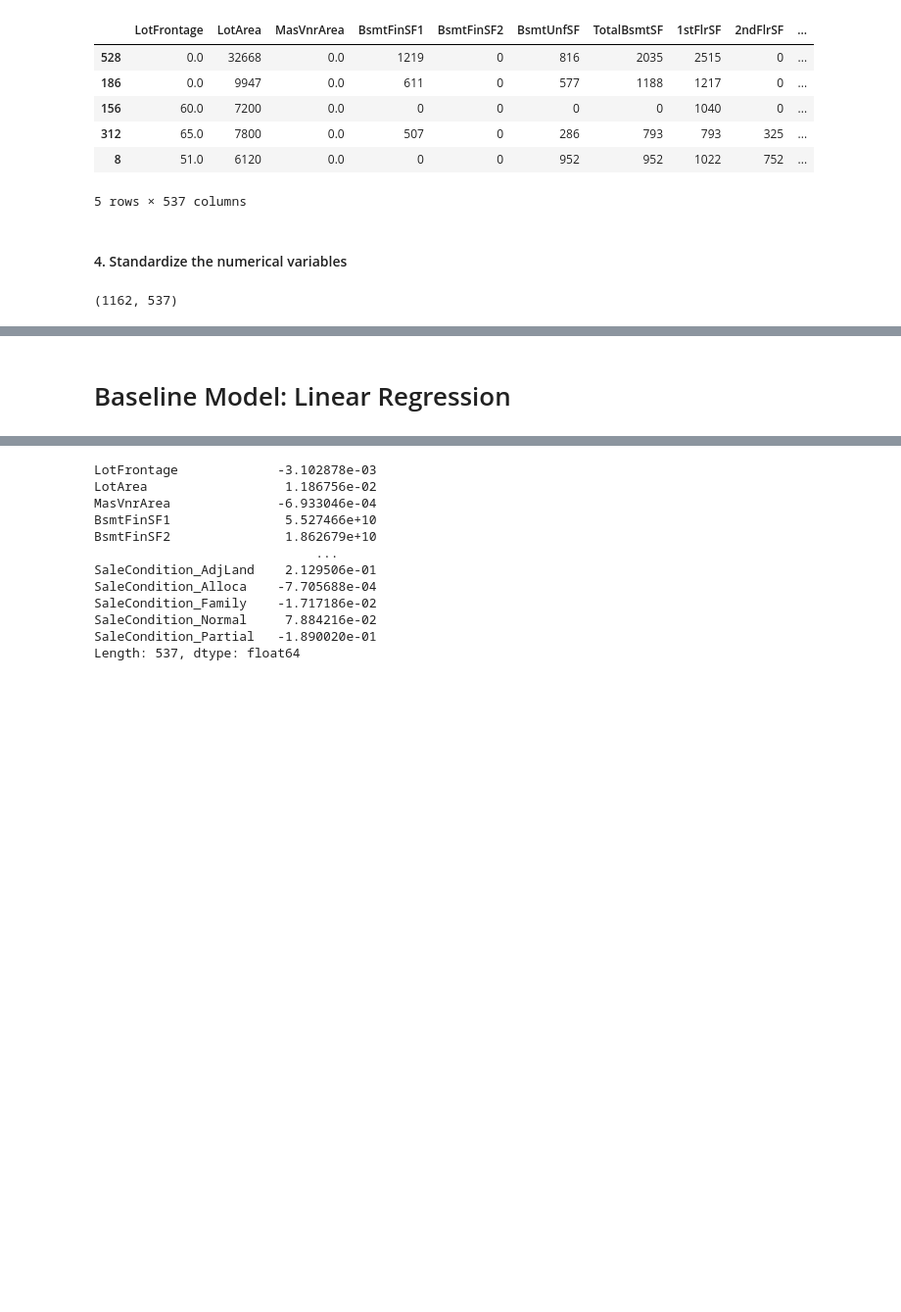
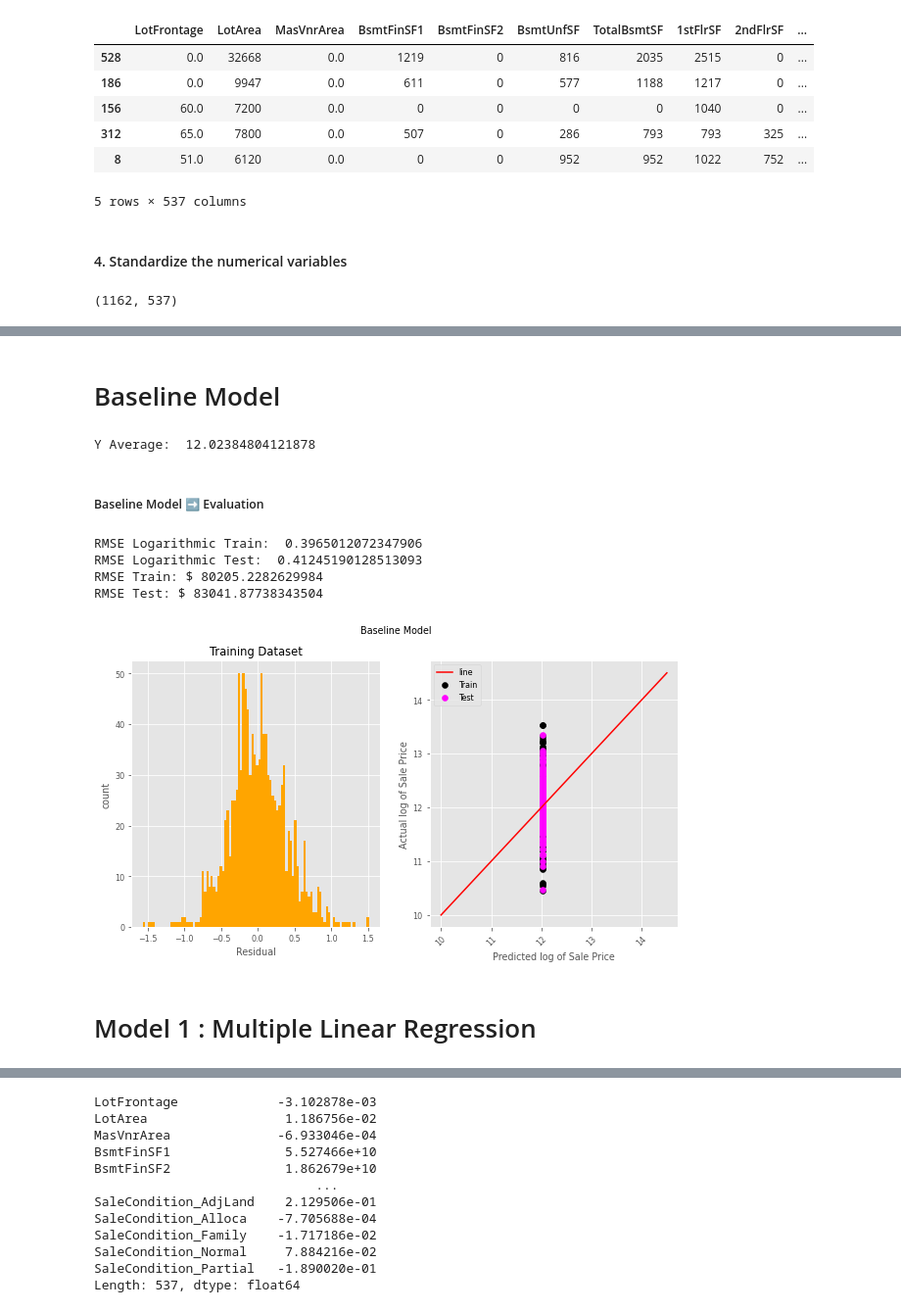
Before and after one commit to flyingcape/Ames_Iowa_HousePrices_Regression, a Jupyter notebook: ML_Project.ipynb, the cells around one changed output, grey strips where cells are left out. Shown at 98% size. Saved outputs shown, nothing was run; the diff lists cells and outputs as text; code cells hidden in the pictures; blank space fills up the shorter version.

Commit message:
adding figures and metrics to compare the different ML models

```diff
--- a/ML_Project.ipynb
+++ b/ML_Project.ipynb
@@ -282,0 +279,73 @@ for Feat in X_train.columns[num_indx]:
+# %% [markdown]
+# Baseline Model
+# %%
+# Predicting the mean of the dependent variable
+y_pred_baseline = log_Price.mean()
+print('Y Average: ', y_pred_baseline)
+# %% [output]
+Y Average:  12.02384804121878
+# %%
+y_predTrain_baseline = [y_pred_baseline]*len(y_train)
+y_predTest_baseline = [y_pred_baseline]*len(y_test)
+# %% [markdown]
+##### Baseline Model ➡ Evaluation
+# %%
+from sklearn.metrics import mean_squared_error, r2_score
+
+rmse_baseline_train = mean_squared_error(y_train,
+                                         y_predTrain_baseline,
+                                         squared = False)
+rmse_baseline_test = mean_squared_error(y_test,
+                                         y_predTest_baseline,
+                                         squared = False)
+print('RMSE Logarithmic Train: ', rmse_baseline_train)
+print('RMSE Logarithmic Test: ', rmse_baseline_test)
+
+# untransforming
+rmse_baseline_train_conv = mean_squared_error(np.exp(y_train),
+                                         np.exp(y_predTrain_baseline),
+                                         squared = False)
+rmse_baseline_test_conv = mean_squared_error(np.exp(y_test),
+                                         np.exp(y_predTest_baseline),
+                                         squared = False)
+print('RMSE Train: $', rmse_baseline_train_conv)
+print('RMSE Test: $', rmse_baseline_test_conv)
+
+fig, axs = plt.subplots(1,2)
+fig.set_figheight(5)
+fig.set_figwidth(10)
+
+# -----------------------------------
+# Plot the Residuals - Training Data
+# -----------------------------------
+residuals_baseline_train = y_train - y_predTrain_baseline
+residuals_baseline_test = y_test - y_predTest_baseline
+
+axs[0].hist(residuals_baseline_train,bins=100, color = 'orange');
+axs[0].set_ylabel('count')
+axs[0].set_xlabel('Residual')
+axs[0].set_title('Training Dataset')
+
+# --------------------------------
+# Plot the Actual vs. Predicted
+# --------------------------------
+axs[1].scatter(y_predTrain_baseline,
+         y_train, color='k')
+axs[1].scatter(y_predTest_baseline,
+         y_test, color='magenta')
+
+x = np.linspace(10, 14.5, 100)
+y = np.linspace(10, 14.5, 100)
+axs[1].plot(x,y, 'r-')
+
+axs[1].set_ylabel('Actual log of Sale Price')
+axs[1].set_xlabel('Predicted log of Sale Price')
+axs[1].tick_params(axis='x', rotation=45)
+axs[1].legend(['line','Train','Test'])
+fig.suptitle('Baseline Model');
+# %% [output]
+RMSE Logarithmic Train:  0.3965012072347906
+RMSE Logarithmic Test:  0.41245190128513093
+RMSE Train: $ 80205.2282629984
+RMSE Test: $ 83041.87738343504
+[figure, added]
@@ -283,5 +359,5 @@ for Feat in X_train.columns[num_indx]:
 # %% [markdown]
-# Baseline Model: Linear Regression
+# Model 1 : Multiple Linear Regression
 # %%
 from sklearn.linear_model import LinearRegression
 
```
Also changed, not shown: parts of 45 cells of this notebook.
